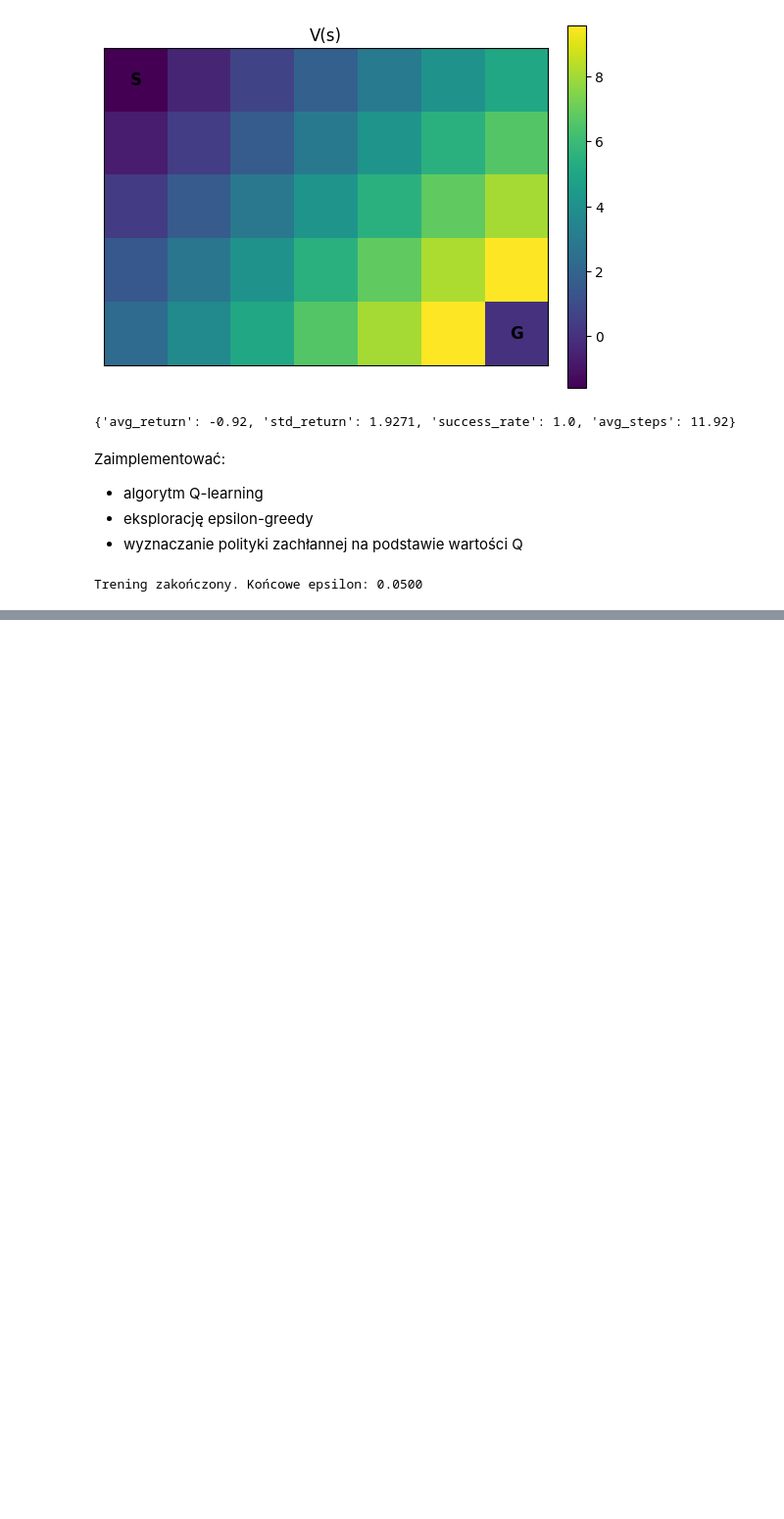
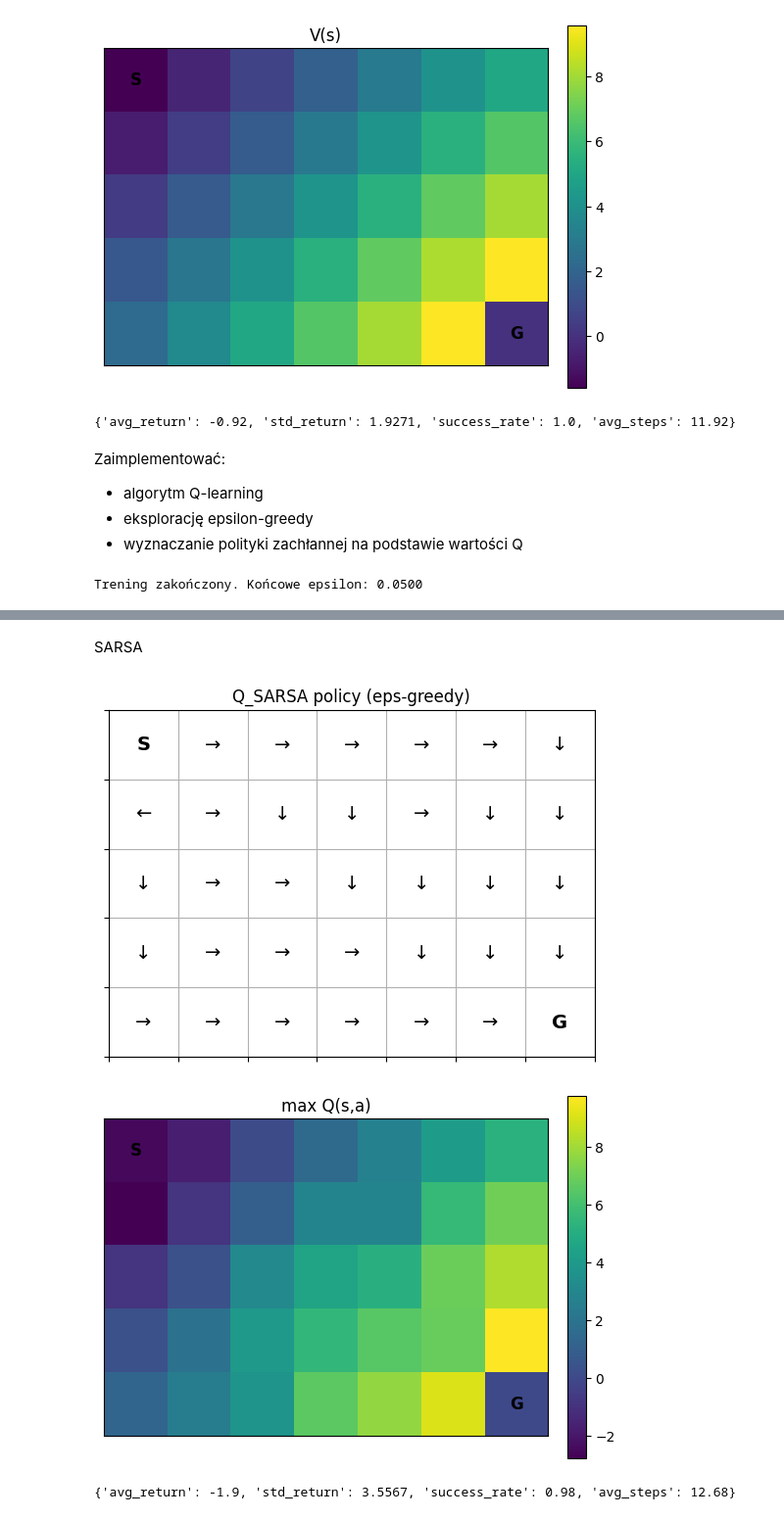
Before and after one commit to WiktorMurawski/WSI-2, a Jupyter notebook: SlipperyGridWorldClean.ipynb, the cells around one changed output, grey strips where cells are left out. Shown at 98% size. Cells and saved outputs as stored; diff of their text form; code cells hidden in the pictures; blank space fills up the shorter version.

Commit message:
SARSA

```diff
--- a/SlipperyGridWorldClean.ipynb
+++ b/SlipperyGridWorldClean.ipynb
@@ -238,0 +245,2 @@ run_to_gif(env, Q=Q, gif_path=gif_name, fps=6)
+# %% [markdown]
+SARSA
@@ -238,0 +277,20 @@ run_to_gif(env, Q=Q, gif_path=gif_name, fps=6)
+# %%
+Q = Q_sarsa
+
+policy_plot_name = "policy_Q_SARSA.png"
+value_plot_name = "value_Q_SARSA.png"
+gif_name = "episode_Q_SARSA.gif"
+n_val_episodes = 50
+
+pi_Q = np.argmax(Q, axis=1)
+value = np.max(Q, axis=1)
+
+plot_policy(env, pi_Q, filename=policy_plot_name, title="Q_SARSA policy (eps-greedy)")
+plot_value_heatmap(env, value, filename=value_plot_name, title="max Q(s,a)")
+metrics_Q = evaluate(env, Q=Q, n_episodes=n_val_episodes, seed=random_seed)
+print(metrics_Q)
+run_to_gif(env, Q=Q, gif_path=gif_name, fps=6)
+# %% [output]
+[figure, added]
+[figure, added]
+{'avg_return': -1.9, 'std_return': 3.5567, 'success_rate': 0.98, 'avg_steps': 12.68}
```
Also changed, not shown: parts of 3 cells of this notebook.
